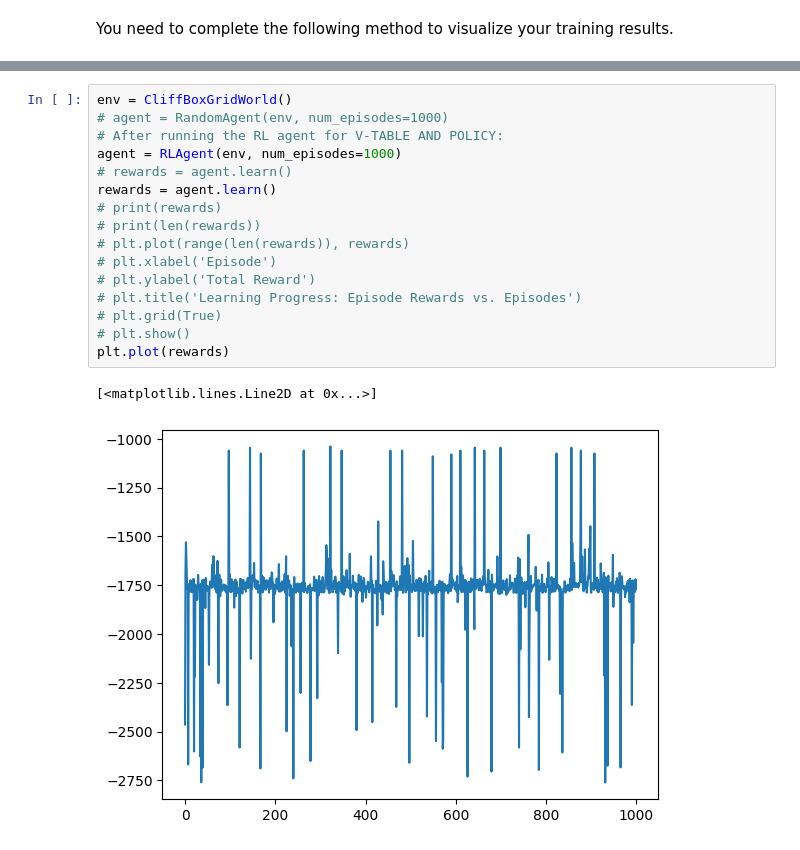
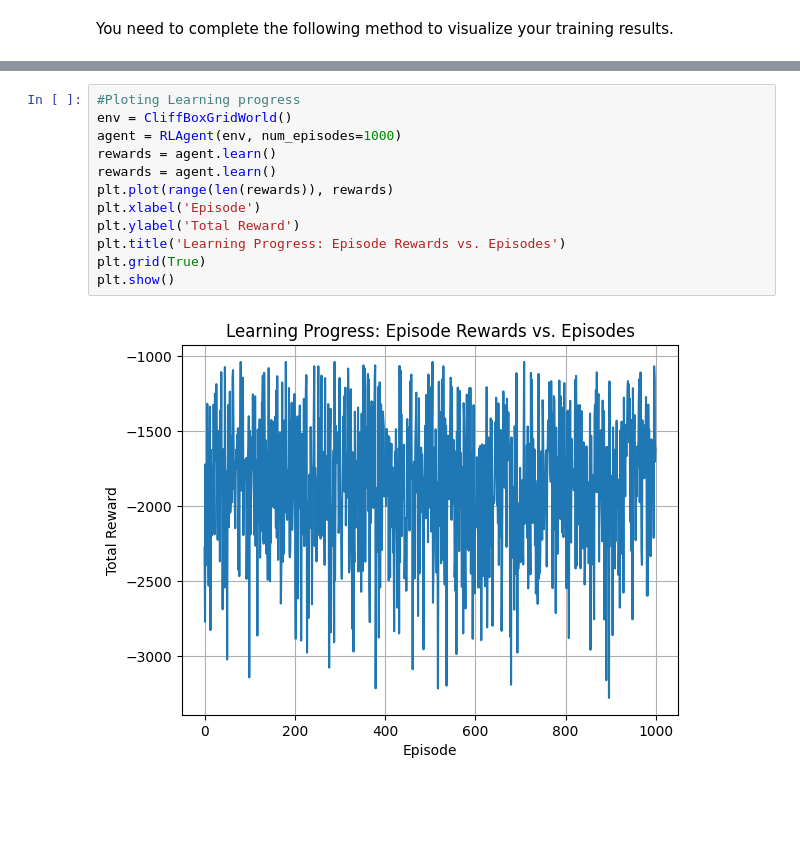
Before and after one commit to coldsober-irene/drafting, a Jupyter notebook: RLAgent_(1).ipynb, the cells around one changed output, grey strips where cells are left out. Cells and saved outputs as stored; diff of their text form; blank space fills up the shorter version.

```diff
--- a/RLAgent_(1).ipynb
+++ b/RLAgent_(1).ipynb
@@ -369,19 +405,14 @@ visualize(agent.q_table)
 # %%
+#Ploting Learning progress
 env = CliffBoxGridWorld()
-# agent = RandomAgent(env, num_episodes=1000)
-# After running the RL agent for V-TABLE AND POLICY:
 agent = RLAgent(env, num_episodes=1000)
-# rewards = agent.learn()
 rewards = agent.learn()
-# print(rewards)
-# print(len(rewards))
-# plt.plot(range(len(rewards)), rewards)
-# plt.xlabel('Episode')
-# plt.ylabel('Total Reward')
-# plt.title('Learning Progress: Episode Rewards vs. Episodes')
-# plt.grid(True)
-# plt.show()
-plt.plot(rewards)
+rewards = agent.learn()
+plt.plot(range(len(rewards)), rewards)
+plt.xlabel('Episode')
+plt.ylabel('Total Reward')
+plt.title('Learning Progress: Episode Rewards vs. Episodes')
+plt.grid(True)
+plt.show()
 # %% [output]
-[<matplotlib.lines.Line2D at 0x...>]
-[figure, old version]
+[figure, new version]
```
Also changed, not shown: parts of 9 cells of this notebook.
